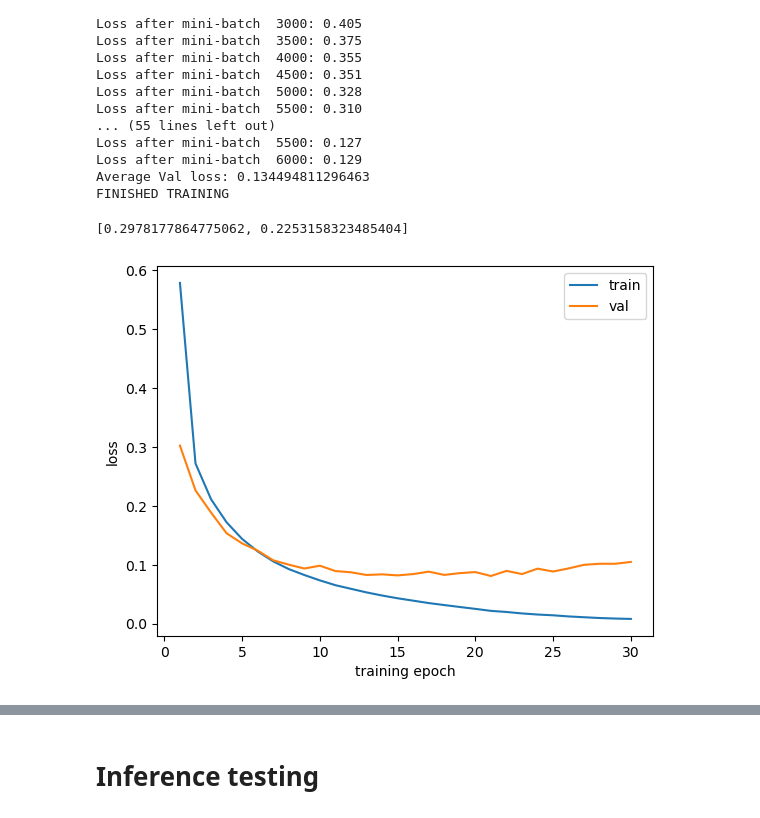
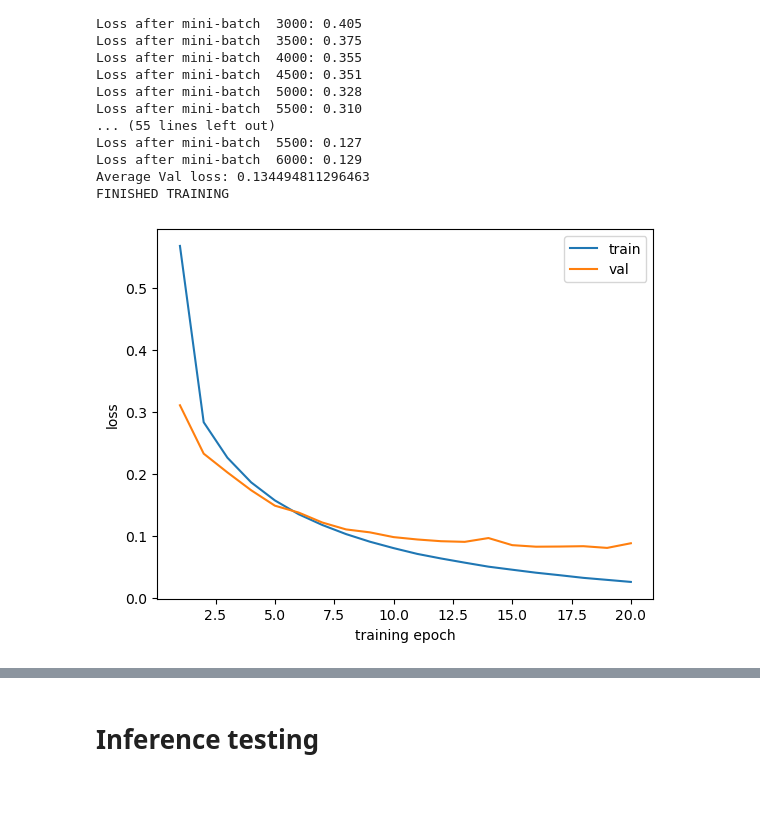
Before and after one commit to dzhv/ml-presentation, a Jupyter notebook: full_code.ipynb, the cells around one changed output, grey strips where cells are left out. Cells and saved outputs as stored; diff of their text form; code cells hidden in the pictures; blank space fills up the shorter version.

```diff
--- a/full_code.ipynb
+++ b/full_code.ipynb
@@ -125,2 +80,0 @@ model = NeuralNetwork()
-# %%
-train(model, data, config)
@@ -208,7 +143,7 @@ def train(model, data, config):
 # %%
 config = {
     "lr": 1e-4,
-    "num_epochs": 30
+    "num_epochs": 20
 }
 data = {
     "train": train_loader,
@@ -219,4 +152,6 @@ model_30 = NeuralNetwork()
+# %%
+model_20 = NeuralNetwork()
 # %%
-stats_30 = train(model_30, data, config)
+stats = train(model_20, data, config)
 # %% [output]
 Starting epoch 1
@@ -265,11 +206,7 @@ def show_stats(stats):
     plt.xlabel("training epoch")
     plt.ylabel("loss")
     plt.show()
-# %%
-stats['val_losses']
-# %% [output]
-[0.2978177864775062, 0.2253158323485404]
 # %%
-show_stats(stats_30)
+show_stats(stats)
 # %% [output]
-[figure, old version]
+[figure, new version]
```
Also changed, not shown: parts of 20 cells of this notebook, 7 other files.
